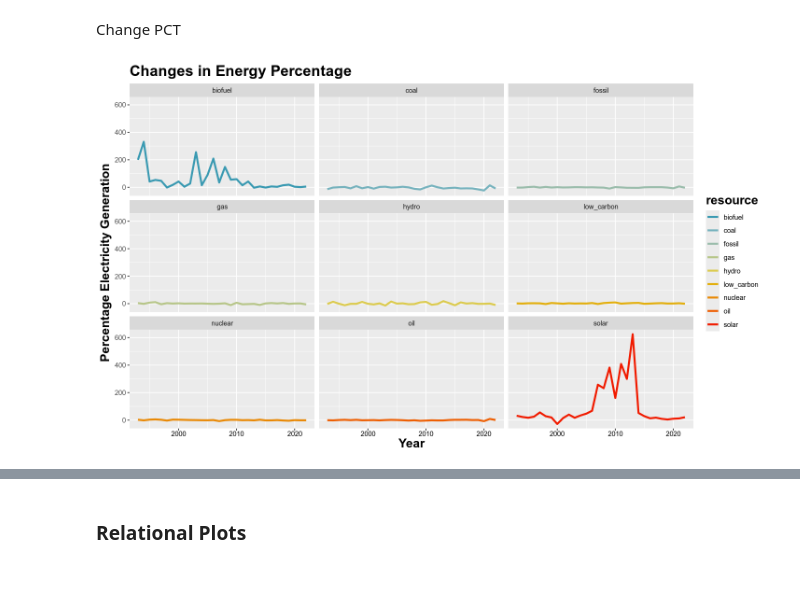
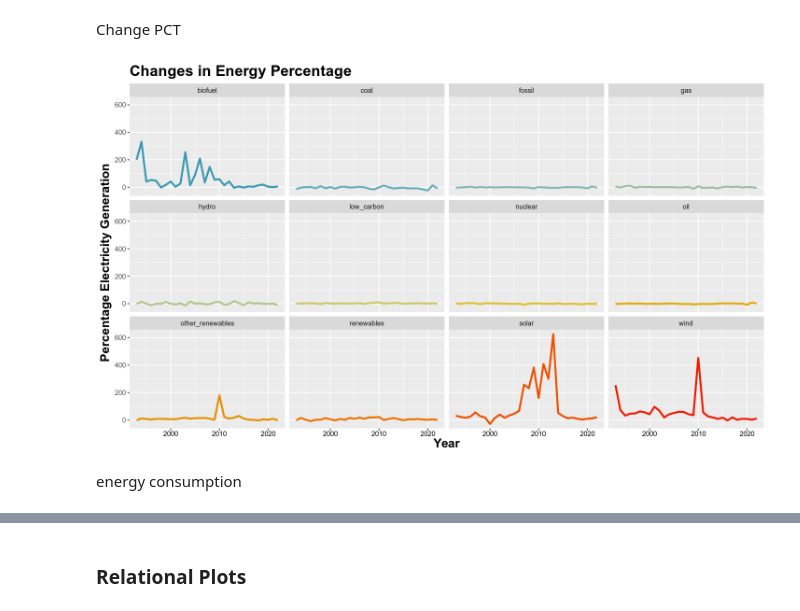
Before and after one commit to jackyeung99/class_exploratory-data-analysis, a Jupyter notebook: projects/final_project/final_project.ipynb, the cells around one changed output, grey strips where cells are left out. Cells and saved outputs as stored; diff of their text form; code cells hidden in the pictures; blank space fills up the shorter version.

```diff
--- a/projects/final_project/final_project.ipynb
+++ b/projects/final_project/final_project.ipynb
@@ -237,0 +245,2 @@ RESOURCES = c("biofuel", "coal", "fossil", "gas", "hydro", "low_carbon", "nuclea
+# %%
+COUNTRY_INFO = c("country", "year", "gdp", "iso_code", "population", "greenhouse_gas_emissions", "carbon_intensity_elec", "net_elec_imports", "net_elec_imports_share_demand", "per_capita_electricity", "electricity_demand", "electricity_generation", "electricity_share_energy", "energy_cons_change_pct", "energy_cons_change_twh", "energy_per_capita", "energy_per_gdp", "primary_energy_consumption")
@@ -299,14 +362,6 @@ ggplot(df) +
 `stat_bin()` using `bins = 30`. Pick better value with `binwidth`.
 `stat_bin()` using `bins = 30`. Pick better value with `binwidth`.
 [figure]
-# %%
-df_long <- df %>%
-  pivot_longer(
-    cols = ends_with("_consumption"),
-    names_to = "resource",
-    values_to = "consumption"
-  ) %>%
-  mutate(resource = gsub("_consumption", "", resource))
 # %%
 ggplot(df_long, aes(x = consumption)) +
   geom_histogram(fill = my_palette[1], color = "white", alpha = 0.75, bins=15) +
@@ -322,14 +377,3 @@ Warning message:
-# %%
-df_long <- df %>%
-  pivot_longer(
-    cols = ends_with("_consumption"),
-    names_to = "resource",
-    values_to = "consumption"
-  ) %>%
-  mutate(
-    resource = gsub("_consumption", "", resource),
-  ) %>%
-  filter(resource %in% RESOURCES)
 # %%
 total_resources <- df_long %>%
   group_by(resource) %>%
@@ -453,30 +499,23 @@ ggplot(renewables, aes(x = year, y = percentage_of_total_renewables, group = res
 # %% [markdown]
 Change PCT
 # %%
-change_pct <- df %>%
-  pivot_longer(
-    cols = ends_with("_cons_change_pct"),
-    names_to = "resource",
-    values_to = "change_pct"
-  ) %>%
-  mutate(
-    resource = gsub("_cons_change_pct", "", resource),
-  ) %>%
-  filter(resource %in% RESOURCES) %>%
+change_pct <- df_long %>%
   group_by(year, resource) %>%
-  summarise(mean_pct_change = mean(change_pct), .groups = 'drop')
+  summarise(mean_pct_change = mean(cons_change_pct), .groups = 'drop')
 # %%
 
-pal <- wes_palette("Zissou1", 9, type = "continuous")
+pal <- wes_palette("Zissou1", 12, type = "continuous")
 
 ggplot(change_pct, aes(x=year, y=mean_pct_change, groups = resource, color= resource)) +
-  geom_line(size = 1.2) +
+  geom_line(size = 1.2, show.legend = FALSE) +
   facet_wrap(~resource) +
   scale_color_manual(values = pal) +
   labs(
     title = "Changes in Energy Percentage",
     x = "Year",
     y = "Percentage Electricity Generation"
   )
 # %% [output]
-[figure, old version]
+[figure, new version]
+# %% [markdown]
+energy consumption
```
Also changed, not shown: parts of 25 cells of this notebook.
